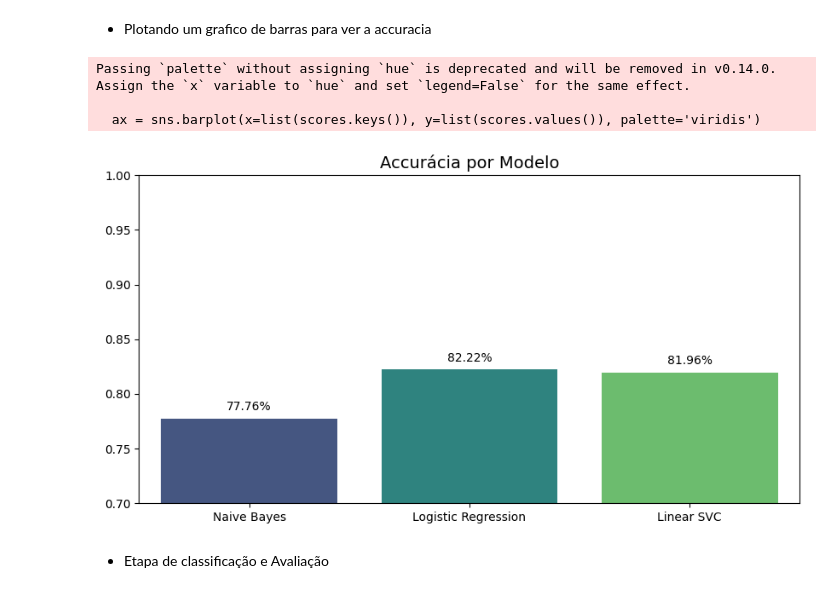
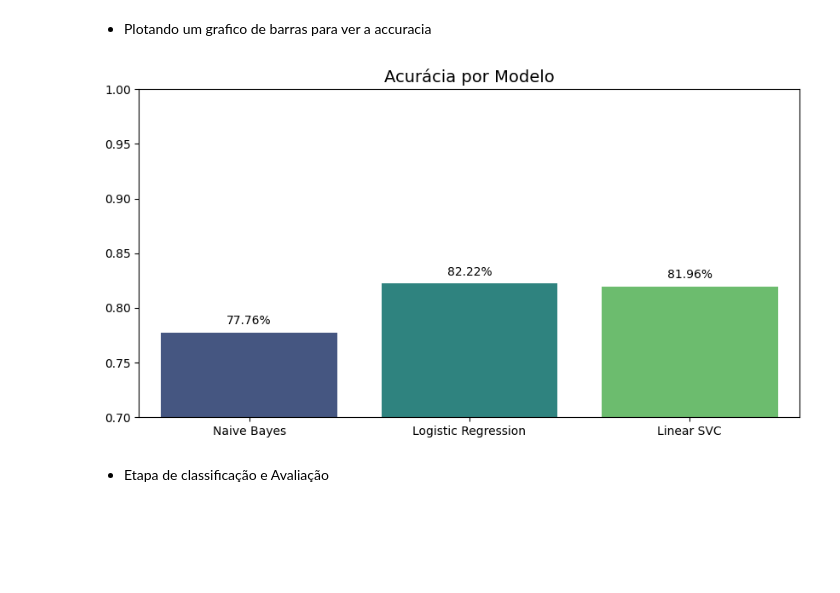
Before and after one commit to Thalles211/semana_nlp, a Jupyter notebook: ClassificationFetchNews20.ipynb, the cells around one changed output. Cells and saved outputs as stored; diff of their text form; code cells hidden in the pictures; blank space fills up the shorter version.

```diff
--- a/ClassificationFetchNews20.ipynb
+++ b/ClassificationFetchNews20.ipynb
@@ -68,22 +68,34 @@ for nome, model in modelos.items():
 # %% [markdown]
 - Plotando um grafico de barras para ver a accuracia
 # %%
-# Preparando o grafico para visualizar a acuracia
+# Preparando o gráfico para visualizar a acurácia
 plt.figure(figsize=(10, 5))
-ax = sns.barplot(x=list(scores.keys()), y=list(scores.values()), palette='viridis')
-plt.title( 'Accurácia por Modelo' , fontsize=14)
+
+ax = sns.barplot(
+    x=list(scores.keys()),
+    y=list(scores.values()),
+    hue=list(scores.keys()),   # para organizar o palette
+    palette='viridis',
+    legend=False               # evita legenda dupla
+)
+
+plt.title('Acurácia por Modelo', fontsize=14)
 plt.ylim(0.7, 1.0)
 
+# Adicionando valores nas barras
 for barra in ax.patches:
-    ax.annotate(f'{barra.get_height():.2%}',
-                (barra.get_x() + barra.get_width() / 2., barra.get_height()),
-                ha='center', va='center', xytext=(0, 10), textcoords='offset points')
+    ax.annotate(
+        f'{barra.get_height():.2%}',
+        (barra.get_x() + barra.get_width() / 2., barra.get_height()),
+        ha='center',
+        va='center',
+        xytext=(0, 10),
+        textcoords='offset points'
+    )
+
 plt.show()
 # %% [output]
-Passing `palette` without assigning `hue` is deprecated and will be removed in v0.14.0. Assign the `x` variable to `hue` and set `legend=False` for the same effect.
-
-  ax = sns.barplot(x=list(scores.keys()), y=list(scores.values()), palette='viridis')
-[figure, old version]
+[figure, new version]
 # %% [markdown]
 - Etapa de classificação e Avaliação
 # %%
```
